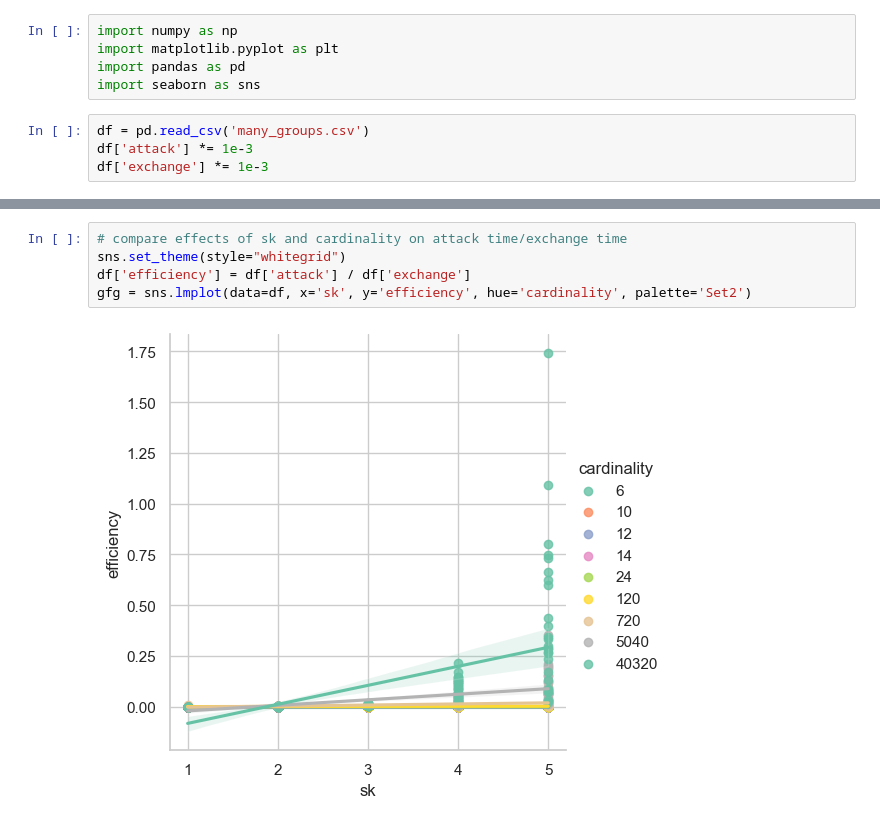
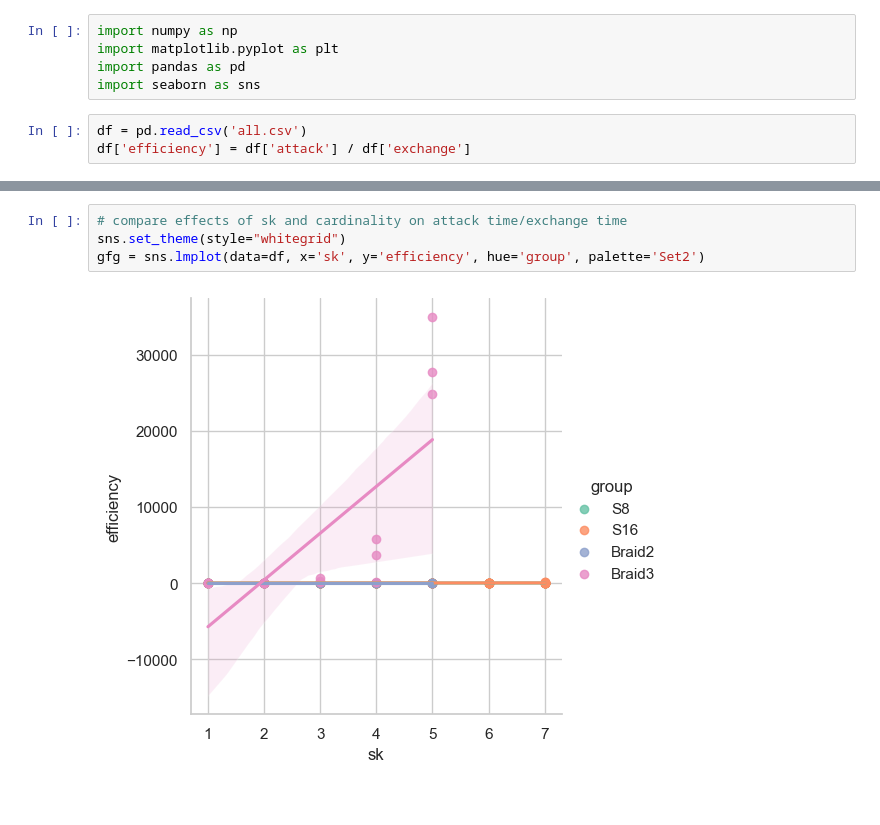
Before and after one commit to reednel/aag, a Jupyter notebook: simulations/ManyGroups.ipynb, the cells around one changed output, grey strips where cells are left out. Drawn from its saved outputs; the diff is of its cells as text.

```diff
--- a/simulations/ManyGroups.ipynb
+++ b/simulations/ManyGroups.ipynb
@@ -4,8 +4,7 @@ import matplotlib.pyplot as plt
 import pandas as pd
 import seaborn as sns
 # %%
-df = pd.read_csv('many_groups.csv')
-df['attack'] *= 1e-3
-df['exchange'] *= 1e-3
+df = pd.read_csv('all.csv')
+df['efficiency'] = df['attack'] / df['exchange']
 # %%
 sns.set_theme(style="whitegrid")
@@ -22,7 +21,6 @@ plt.show()
 # %%
 # compare effects of sk and cardinality on attack time/exchange time
 sns.set_theme(style="whitegrid")
-df['efficiency'] = df['attack'] / df['exchange']
-gfg = sns.lmplot(data=df, x='sk', y='efficiency', hue='cardinality', palette='Set2')
+gfg = sns.lmplot(data=df, x='sk', y='efficiency', hue='group', palette='Set2')
 # %% [output]
-[figure, old version]
+[figure, new version]
```
Also changed, not shown: parts of 5 cells of this notebook, 5 other files.
